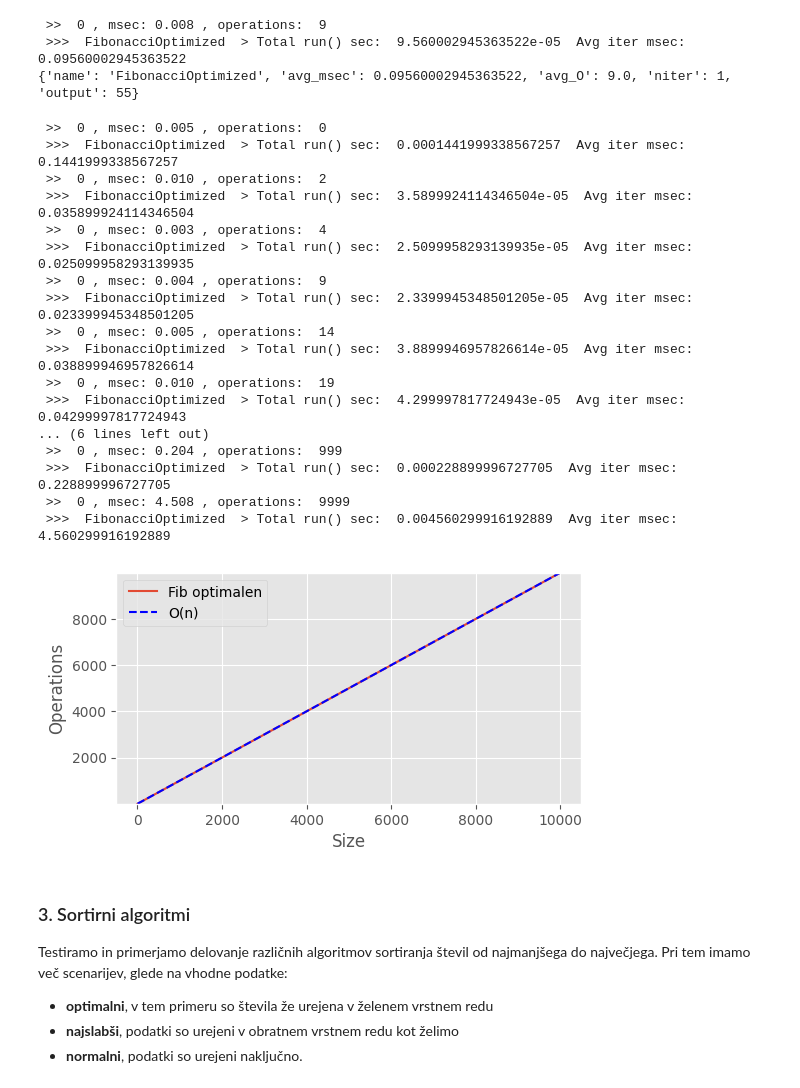
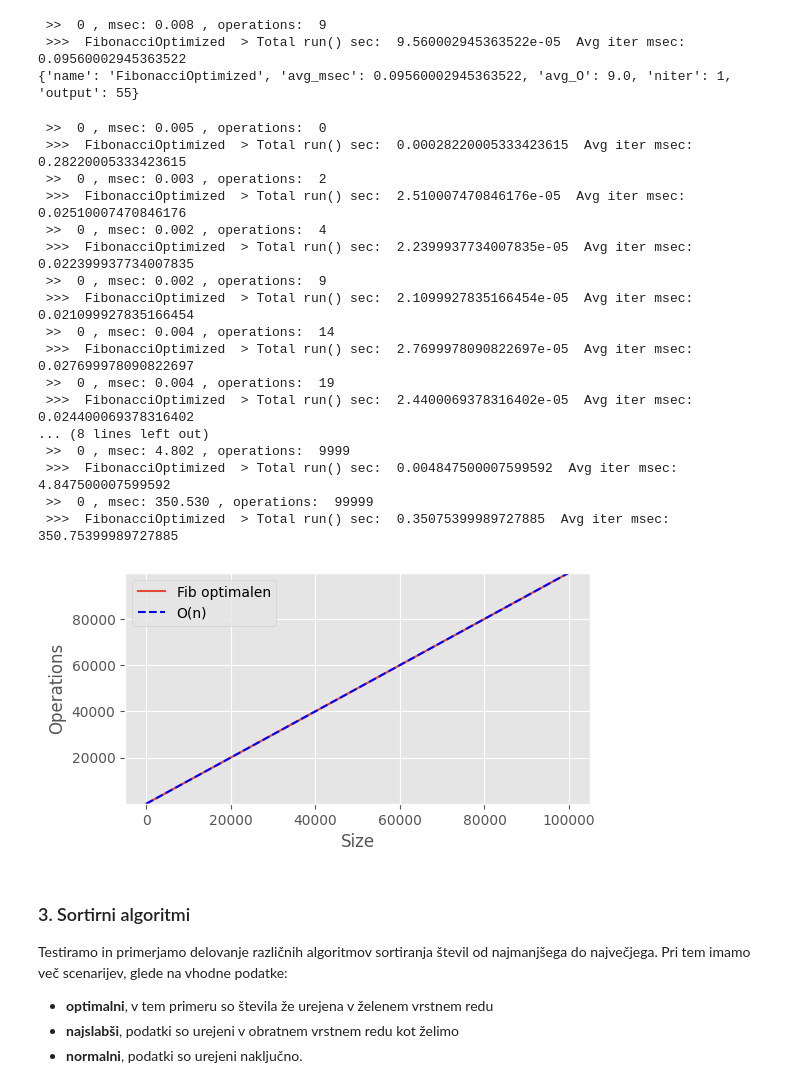
Before and after one commit to jzaletelj/OTK25, a Jupyter notebook: Lab_01/solutions/26-02_AlgoComplexity_03b_S.ipynb, the cells around one changed output. Cells and saved outputs as stored; diff of their text form; code cells hidden in the pictures.

```diff
--- a/Lab_01/solutions/26-02_AlgoComplexity_03b_S.ipynb
+++ b/Lab_01/solutions/26-02_AlgoComplexity_03b_S.ipynb
@@ -224,51 +225,51 @@ size = np.array([]) #this array will store the current dataset size
 t_list = np.array([]) #store processing time here
 oper_list = np.array([]) #store processing operations here
 num = 1 # evaluation repetition (keep at 1 for now)
 
-n_list = [1,3,5,10,15, 20, 25, 30, 100, 1000, 10000]
+n_list = [1,3,5,10,15, 20, 25, 30, 100, 1000, 10000, 100000]
 
 s = FibonacciOptimized()
 s.data_params = {'N': 1}
 
 for n in n_list:
     s.data_params['N'] = n
     result = s.run(ntimes=num)
     size = np.append(size, n)
     oper_list = np.append(oper_list, result['avg_O'])
 
 ax = plt.figure(figsize=[6,3])
 plt.plot(n_list, oper_list, label='Fib optimalen')
 
 #O2n = [np.float_power(1.67, n) for n in n_list]
 #plt.plot(n_list, O2n, 'b', label='2**n')
 
 Olin = [n for n in n_list]
 plt.plot(n_list, Olin, 'b--', label='O(n)')
 
 plt.ylim(1, max(oper_list))
 plt.xlabel('Size')
 plt.ylabel('Operations')
 plt.legend()
 plt.show()
 # %% [output]
  >>  0 , msec: 0.005 , operations:  0
- >>>  FibonacciOptimized  > Total run() sec:  0.0001441999338567257  Avg iter msec: 0.1441999338567257
- >>  0 , msec: 0.010 , operations:  2
- >>>  FibonacciOptimized  > Total run() sec:  3.5899924114346504e-05  Avg iter msec: 0.035899924114346504
- >>  0 , msec: 0.003 , operations:  4
- >>>  FibonacciOptimized  > Total run() sec:  2.5099958293139935e-05  Avg iter msec: 0.025099958293139935
- >>  0 , msec: 0.004 , operations:  9
- >>>  FibonacciOptimized  > Total run() sec:  2.3399945348501205e-05  Avg iter msec: 0.023399945348501205
- >>  0 , msec: 0.005 , operations:  14
- >>>  FibonacciOptimized  > Total run() sec:  3.8899946957826614e-05  Avg iter msec: 0.038899946957826614
- >>  0 , msec: 0.010 , operations:  19
- >>>  FibonacciOptimized  > Total run() sec:  4.299997817724943e-05  Avg iter msec: 0.04299997817724943
-... (6 lines left out)
- >>  0 , msec: 0.204 , operations:  999
- >>>  FibonacciOptimized  > Total run() sec:  0.000228899996727705  Avg iter msec: 0.228899996727705
- >>  0 , msec: 4.508 , operations:  9999
- >>>  FibonacciOptimized  > Total run() sec:  0.004560299916192889  Avg iter msec: 4.560299916192889
+ >>>  FibonacciOptimized  > Total run() sec:  0.00028220005333423615  Avg iter msec: 0.28220005333423615
+ >>  0 , msec: 0.003 , operations:  2
+ >>>  FibonacciOptimized  > Total run() sec:  2.510007470846176e-05  Avg iter msec: 0.02510007470846176
+ >>  0 , msec: 0.002 , operations:  4
+ >>>  FibonacciOptimized  > Total run() sec:  2.2399937734007835e-05  Avg iter msec: 0.022399937734007835
+ >>  0 , msec: 0.002 , operations:  9
+ >>>  FibonacciOptimized  > Total run() sec:  2.1099927835166454e-05  Avg iter msec: 0.021099927835166454
+ >>  0 , msec: 0.004 , operations:  14
+ >>>  FibonacciOptimized  > Total run() sec:  2.7699978090822697e-05  Avg iter msec: 0.027699978090822697
+ >>  0 , msec: 0.004 , operations:  19
+ >>>  FibonacciOptimized  > Total run() sec:  2.4400069378316402e-05  Avg iter msec: 0.024400069378316402
+... (8 lines left out)
+ >>  0 , msec: 4.802 , operations:  9999
+ >>>  FibonacciOptimized  > Total run() sec:  0.004847500007599592  Avg iter msec: 4.847500007599592
+ >>  0 , msec: 350.530 , operations:  99999
+ >>>  FibonacciOptimized  > Total run() sec:  0.35075399989727885  Avg iter msec: 350.75399989727885
-[figure, old version]
+[figure, new version]
 # %% [markdown]
 ### 3. Sortirni algoritmi
 
```
Also changed, not shown: parts of 5 cells of this notebook.
